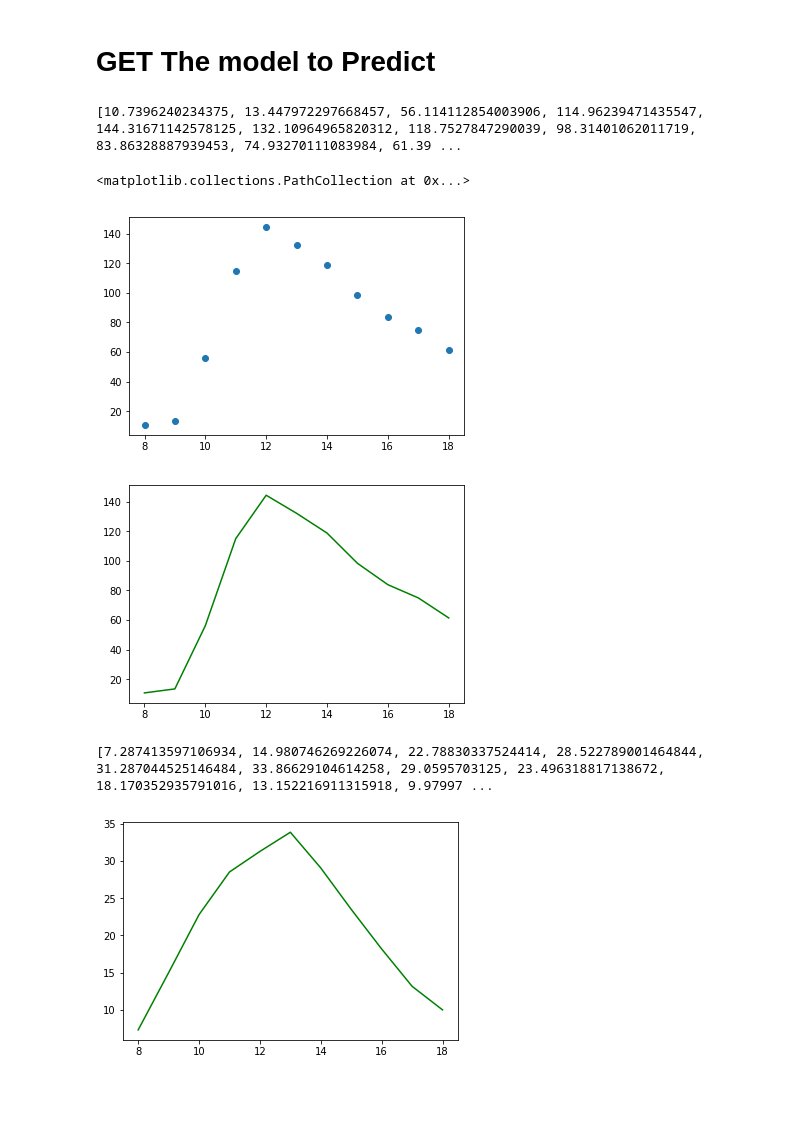
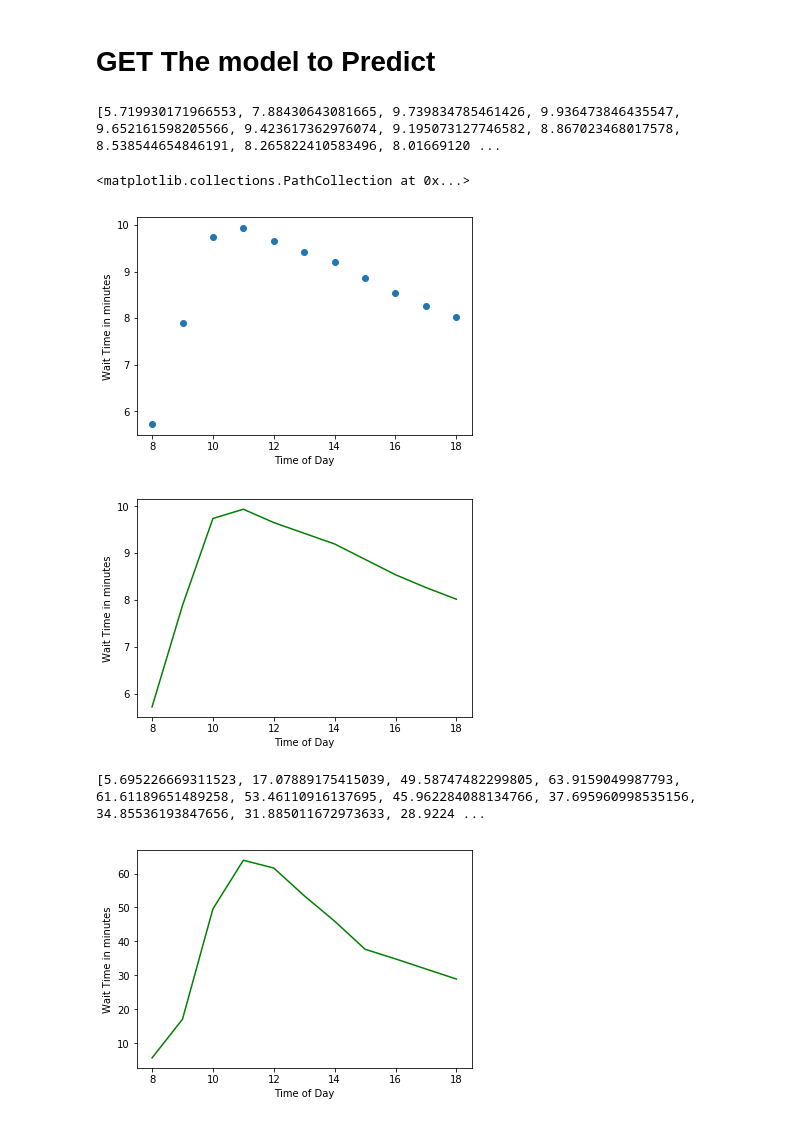
Before and after one commit to kgordonnew/21---Machine-Learning, a Jupyter notebook: DinsneyRides_MLFinal.ipynb, the cells around one changed output. Saved outputs shown, nothing was run; the diff lists cells and outputs as text; code cells hidden in the pictures; blank space fills up the shorter version.

```diff
--- a/DinsneyRides_MLFinal.ipynb
+++ b/DinsneyRides_MLFinal.ipynb
@@ -255,7 +239,7 @@ def add_missing_dummy_columns( d, columns ):
 for i in range(numberofresults):
 
 # GET The model to Predict
-    df1 = pd.DataFrame({'date': ['2019-02-14']},index=[1])
+    df1 = pd.DataFrame({'date': ['2019-07-04']},index=[1])
     df1['date'] = pd.to_datetime(df1['date'])
     df1['time_pct'] = time_pct[i]
     L = ['year', 'month', 'day', 'dayofweek', 'dayofyear', 'weekofyear', 'quarter','is_month_start','is_month_end','is_quarter_start']
@@ -292,31 +276,34 @@ for i in range(numberofresults):
 time_of_day=[8,9,10,11,12,13,14,15,16,17,18]
 print (waittime2)
 # %% [output]
-[10.7396240234375, 13.447972297668457, 56.114112854003906, 114.96239471435547, 144.31671142578125, 132.10964965820312, 118.7527847290039, 98.31401062011719, 83.86328887939453, 74.93270111083984, 61.39 ...
+[5.719930171966553, 7.88430643081665, 9.739834785461426, 9.936473846435547, 9.652161598205566, 9.423617362976074, 9.195073127746582, 8.867023468017578, 8.538544654846191, 8.265822410583496, 8.01669120 ...
 # %%
-  import matplotlib.pyplot as plt
+import matplotlib.pyplot as plt
+plt.xlabel('Time of Day')
+plt.ylabel('Wait Time in minutes')
 
 plt.scatter(time_of_day, waittime2)
 # %% [output]
 <matplotlib.collections.PathCollection at 0x...>
-[figure, old version]
+[figure, new version]
 # %%
 import matplotlib.pyplot as plt
 
 x = time_of_day
 y = waittime2
 #plt.scatter(x, y)
 
-plt.plot(x, y, color="green", label="Wins")
-
+plt.plot(x, y, color="green")
+plt.xlabel('Time of Day')
+plt.ylabel('Wait Time in minutes')
 plt.show()
 # %% [output]
-[figure, old version]
+[figure, new version]
 # %%
 time_pct=['0.33','0.38','0.42','0.46','0.50','0.54','0.58','0.63','0.67','0.71','0.75']
 numberofresults = len(time_pct)
 numberofresults
-waittime2=[]
+waittime3=[]
 
 
 def add_missing_dummy_columns( d, columns ):
@@ -327,7 +314,7 @@ def add_missing_dummy_columns( d, columns ):
 for i in range(numberofresults):
 
 # GET The model to Predict
-    df1 = pd.DataFrame({'date': ['2019-08-20']},index=[1])
+    df1 = pd.DataFrame({'date': ['2019-05-31']},index=[1])
     df1['date'] = pd.to_datetime(df1['date'])
     df1['time_pct'] = time_pct[i]
     L = ['year', 'month', 'day', 'dayofweek', 'dayofyear', 'weekofyear', 'quarter','is_month_start','is_month_end','is_quarter_start']
@@ -357,23 +344,26 @@ for i in range(numberofresults):
     wt=class_prob.item(0)
     #print(wt)
 # apend to store array
-    waittime2.append(wt)
+    waittime3.append(wt)
 
 #end for loop
 
 time_of_day=[8,9,10,11,12,13,14,15,16,17,18]
-print (waittime2)
+print (waittime3)
 # %% [output]
-[7.287413597106934, 14.980746269226074, 22.78830337524414, 28.522789001464844, 31.287044525146484, 33.86629104614258, 29.0595703125, 23.496318817138672, 18.170352935791016, 13.152216911315918, 9.97997 ...
+[5.695226669311523, 17.07889175415039, 49.58747482299805, 63.9159049987793, 61.61189651489258, 53.46110916137695, 45.962284088134766, 37.695960998535156, 34.85536193847656, 31.885011672973633, 28.9224 ...
 # %%
 import matplotlib.pyplot as plt
 
 x = time_of_day
-y = waittime2
+y = waittime3
 #plt.scatter(x, y)
 
-plt.plot(x, y, color="green", label="Wins")
+plt.plot(x, y, color="green")
+plt.xlabel('Time of Day')
+plt.ylabel('Wait Time in minutes')
+
 
 plt.show()
 # %% [output]
-[figure, old version]
+[figure, new version]
```
Also changed, not shown: parts of 5 cells of this notebook, 1 other file.
